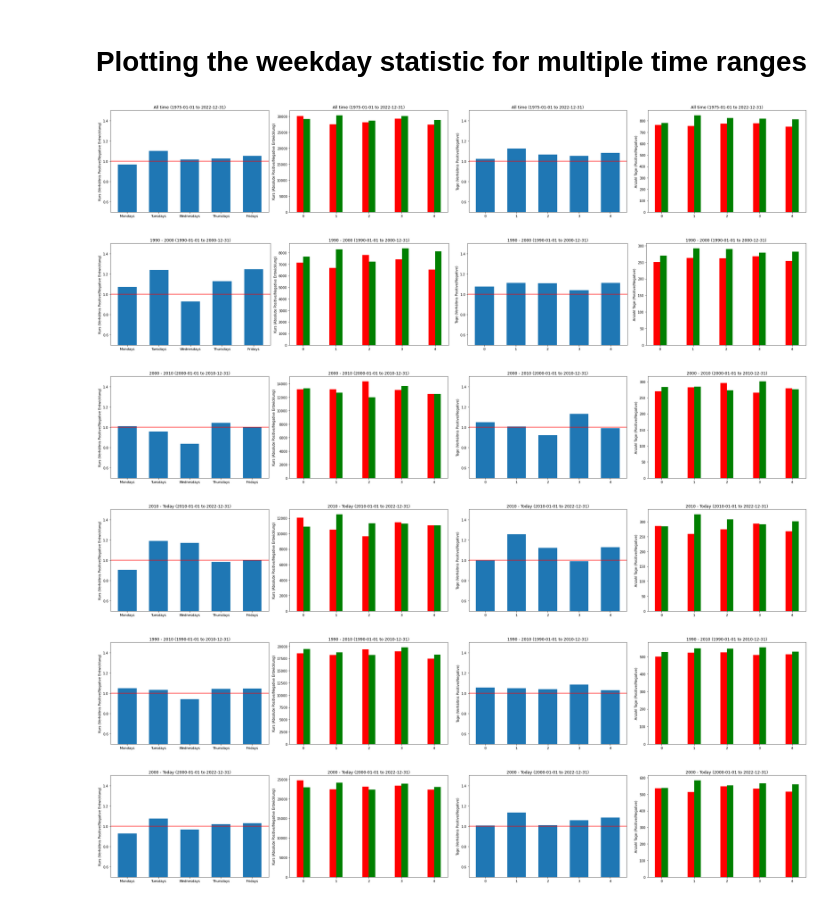
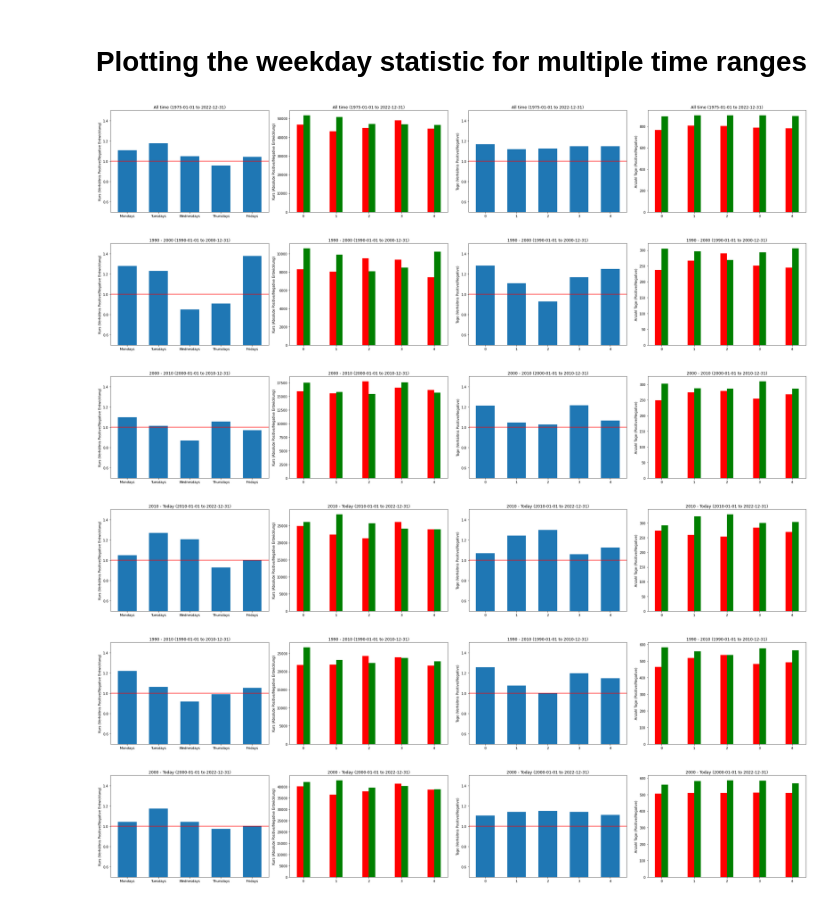
Before and after one commit to alexandermenze/wdk-analyse, a Jupyter notebook: src/main.ipynb, the cells around one changed output. Drawn from its saved outputs; the diff is of its cells as text; code cells hidden in the pictures.

```diff
--- a/src/main.ipynb
+++ b/src/main.ipynb
@@ -148,37 +148,37 @@ def query_data_and_plot_days_ratio(data, weekday_statistic, ax):
     ax.set_ylim(ymin, ymax)
     ax.axhline(y=1, color='r', linestyle='-')
     ax.set_ylabel("Tage (Verhältnis Positive/Negative)")
     ax.set_title(t.name + ' (' + t.start + ' to ' + t.end + ')')
 
 def query_data_and_plot_days_total(data, weekday_statistic, ax):
     plt_x1 = list([s.weekday + 0.1 for s in weekday_statistic])
     plt_x2 = list([s.weekday - 0.1 for s in weekday_statistic])
     plt_y1 = list([s.days_positive for s in weekday_statistic])
     plt_y2 = list([s.days_negative for s in weekday_statistic])
 
     ax.bar(plt_x1, plt_y1, width=0.2, color='g', align='center')
     ax.bar(plt_x2, plt_y2, width=0.2, color='r', align='center')
     ax.set_ylabel("Anzahl Tage (Positive/Negative)")
     ax.set_title(t.name + ' (' + t.start + ' to ' + t.end + ')')
 
 time_ranges = [
     TimeRange("All time", "1975-01-01", "2022-12-31"),
     TimeRange("1990 - 2000", "1990-01-01", "2000-12-31"),
     TimeRange("2000 - 2010", "2000-01-01", "2010-12-31"),
     TimeRange("2010 - Today", "2010-01-01", "2022-12-31"),
     TimeRange("1990 - 2010", "1990-01-01", "2010-12-31"),
     TimeRange("2000 - Today", "2000-01-01", "2022-12-31"),
 #    TimeRange("Dotcom Blase - Crash", "2000-03-04", "2003-03-13"),
 #    TimeRange("Finanzkrise - Crash", "2007-12-24", "2009-03-04"),
 #    TimeRange("Coronakrise - Crash", "2020-02-19", "2020-03-17"),
 ]
 
 for t in time_ranges:
-    query_data_and_plot_all("US6311011026", t)
+    query_data_and_plot_all("DE0008469008", t)
 # %% [output]
-[figure, old version]
+[figure, new version]
-[figure, old version]
+[figure, new version]
-[figure, old version]
+[figure, new version]
-[figure, old version]
+[figure, new version]
-[figure, old version]
+[figure, new version]
-[figure, old version]
+[figure, new version]
```
